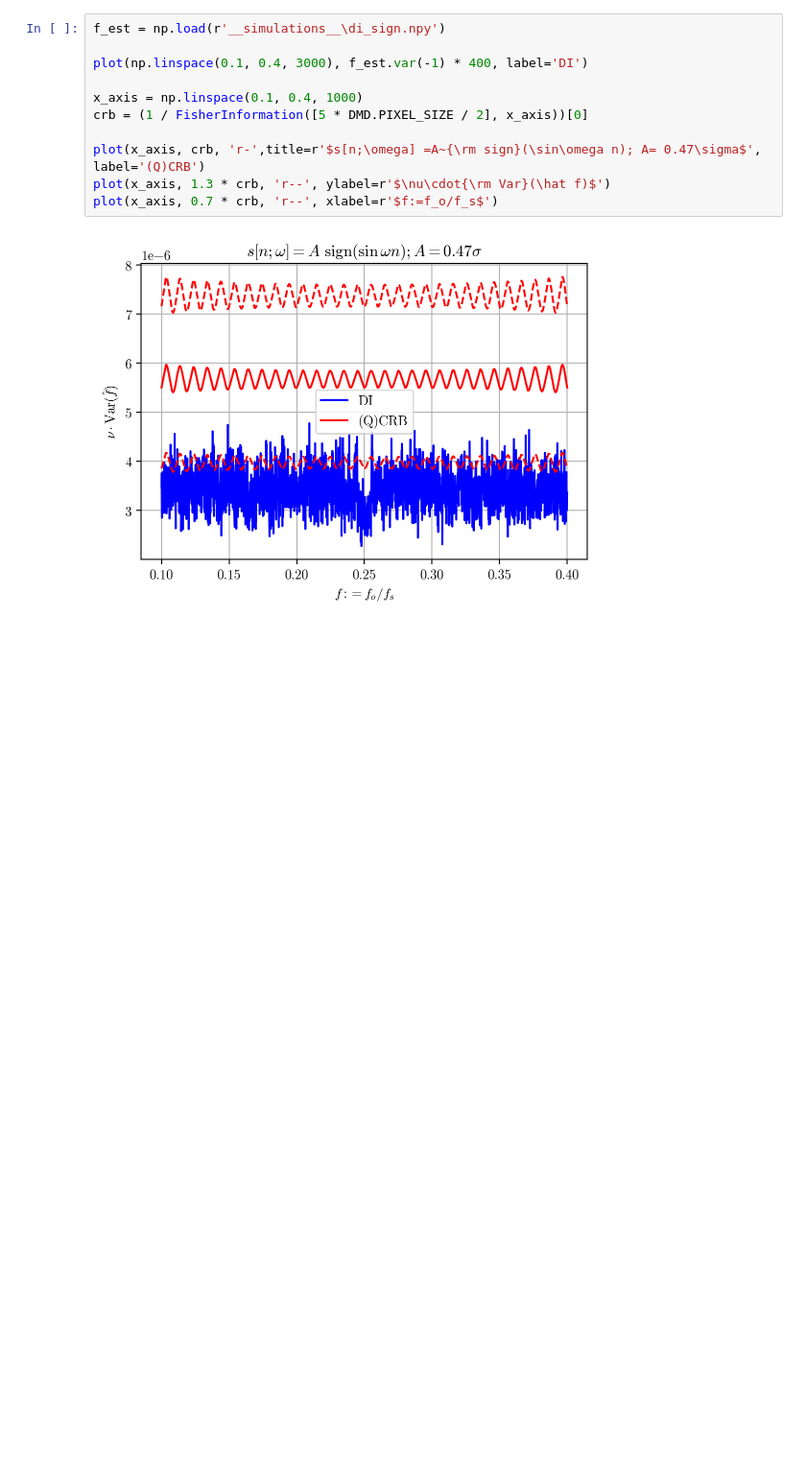
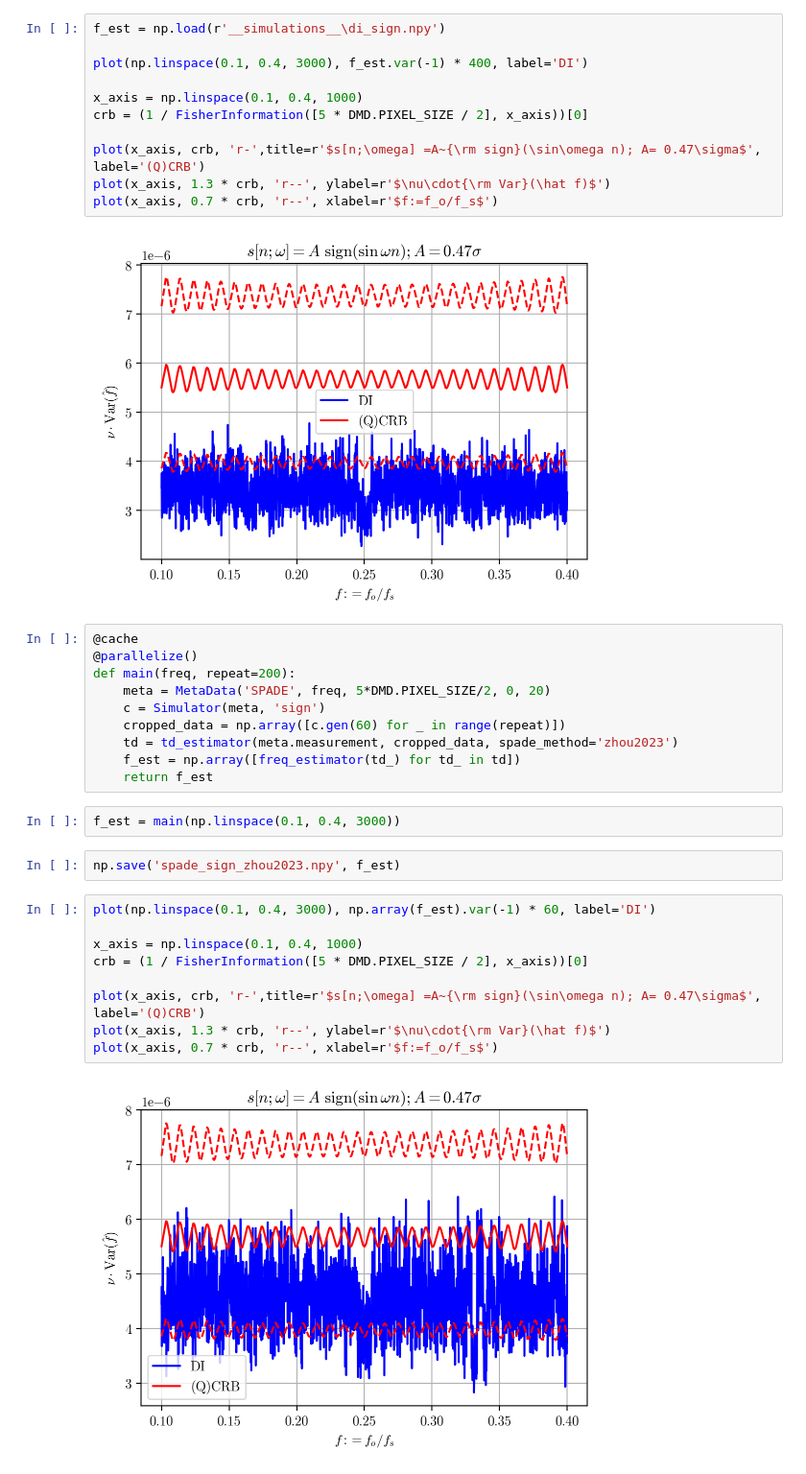
Before and after one commit to huchaoning/freqest-draft, a Jupyter notebook: simulations.ipynb, the cells around one changed output. Shown at 96% size. Drawn from its saved outputs; the diff is of its cells as text; blank space fills up the shorter version.

Commit message:
spade_debug

```diff
--- a/simulations.ipynb
+++ b/simulations.ipynb
@@ -37,3 +37,28 @@ plot(x_axis, 1.3 * crb, 'r--', ylabel=r'$\nu\cdot{\rm Var}(\hat f)$')
 plot(x_axis, 0.7 * crb, 'r--', xlabel=r'$f:=f_o/f_s$')
 # %% [output]
 [figure]
+# %%
+@cache
+@parallelize()
+def main(freq, repeat=200):
+    meta = MetaData('SPADE', freq, 5*DMD.PIXEL_SIZE/2, 0, 20)
+    c = Simulator(meta, 'sign')
+    cropped_data = np.array([c.gen(60) for _ in range(repeat)])
+    td = td_estimator(meta.measurement, cropped_data, spade_method='zhou2023')
+    f_est = np.array([freq_estimator(td_) for td_ in td])
+    return f_est
+# %%
+f_est = main(np.linspace(0.1, 0.4, 3000))
+# %%
+np.save('spade_sign_zhou2023.npy', f_est)
+# %%
+plot(np.linspace(0.1, 0.4, 3000), np.array(f_est).var(-1) * 60, label='DI')
+
+x_axis = np.linspace(0.1, 0.4, 1000)
+crb = (1 / FisherInformation([5 * DMD.PIXEL_SIZE / 2], x_axis))[0]
+
+plot(x_axis, crb, 'r-',title=r'$s[n;\omega] =A~{\rm sign}(\sin\omega n); A= 0.47\sigma$', label='(Q)CRB')
+plot(x_axis, 1.3 * crb, 'r--', ylabel=r'$\nu\cdot{\rm Var}(\hat f)$')
+plot(x_axis, 0.7 * crb, 'r--', xlabel=r'$f:=f_o/f_s$')
+# %% [output]
+[figure, added]
```
Also changed, not shown: parts of 4 cells of this notebook, 2 other files.
